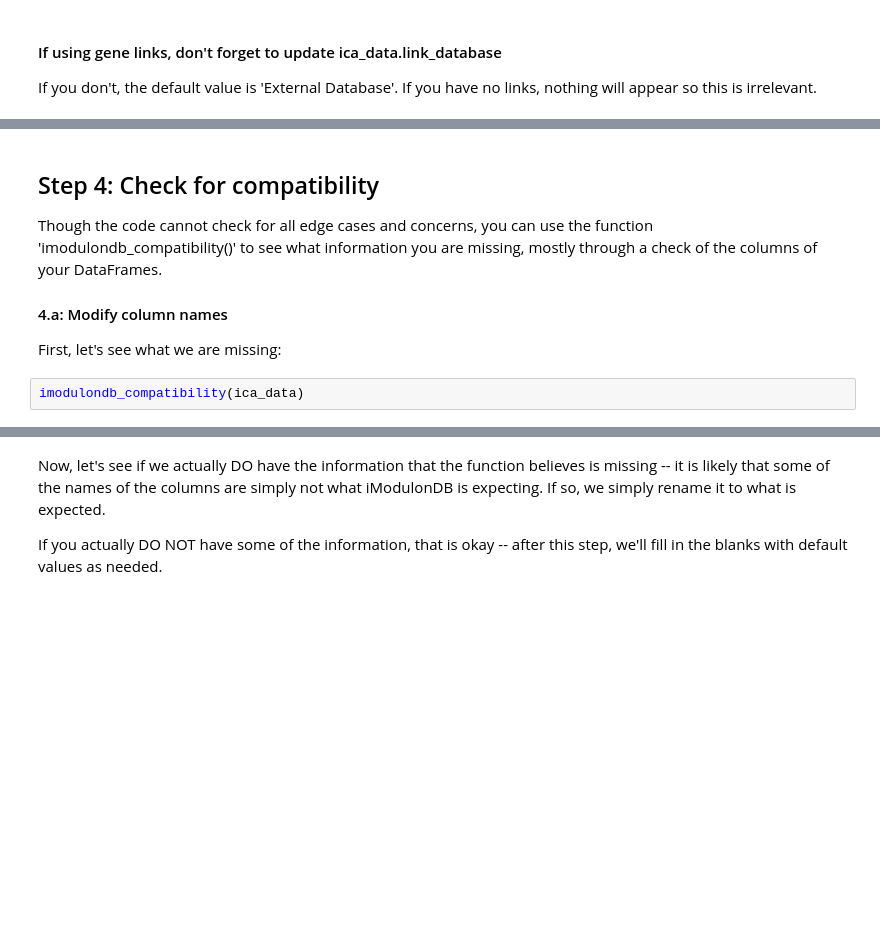
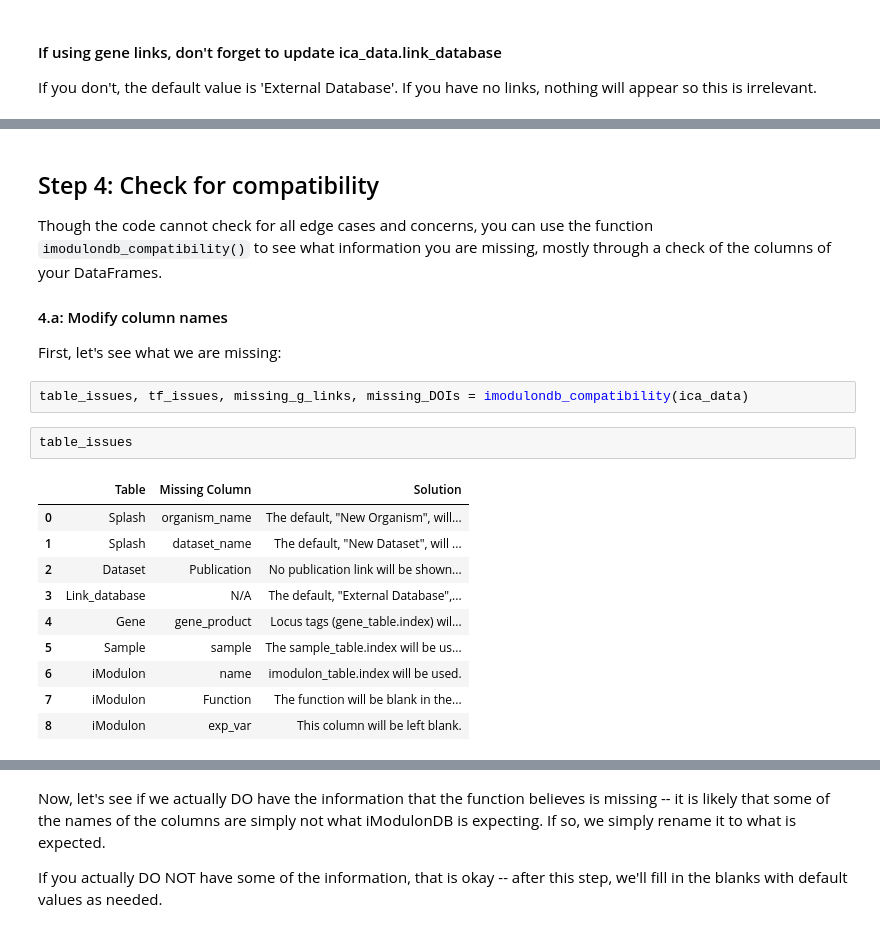
Before and after one commit to SBRG/pymodulon, a Jupyter notebook: notebooks/iModulonDB_setup.ipynb, the cells around one changed output, grey strips where cells are left out. Saved outputs shown, nothing was run; the diff lists cells and outputs as text; blank space fills up the shorter version.

Commit message:
docs: Updated some of iModulonDB_setup.ipynb

```diff
--- a/notebooks/iModulonDB_setup.ipynb
+++ b/notebooks/iModulonDB_setup.ipynb
@@ -155,10 +191,23 @@ ica_data.link_database
 # %% [markdown]
 ## Step 4: Check for compatibility
 
-Though the code cannot check for all edge cases and concerns, you can use the function 'imodulondb_compatibility()' to see what information you are missing, mostly through a check of the columns of your DataFrames.
+Though the code cannot check for all edge cases and concerns, you can use the function ``imodulondb_compatibility()`` to see what information you are missing, mostly through a check of the columns of your DataFrames.
 
 #### 4.a: Modify column names
 
 First, let's see what we are missing:
-# %%
-imodulondb_compatibility(ica_data)
+# %%
+table_issues, tf_issues, missing_g_links, missing_DOIs = imodulondb_compatibility(ica_data)
+# %%
+table_issues
+# %% [output]
+|  | Table | Missing Column | Solution |
+| 0 | Splash | organism_name | The default, "New Organism", will... |
+| 1 | Splash | dataset_name | The default, "New Dataset", will ... |
+| 2 | Dataset | Publication | No publication link will be shown... |
+| 3 | Link_database | N/A | The default, "External Database",... |
+| 4 | Gene | gene_product | Locus tags (gene_table.index) wil... |
+| 5 | Sample | sample | The sample_table.index will be us... |
+| 6 | iModulon | name | imodulon_table.index will be used. |
+| 7 | iModulon | Function | The function will be blank in the... |
+| 8 | iModulon | exp_var | This column will be left blank. |
```
Also changed, not shown: parts of 21 cells of this notebook.
